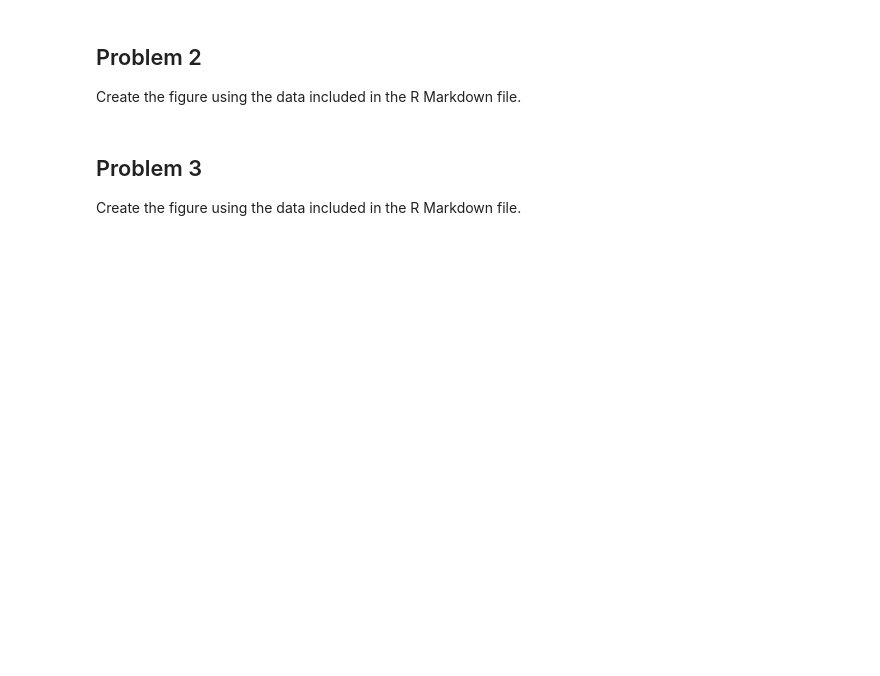
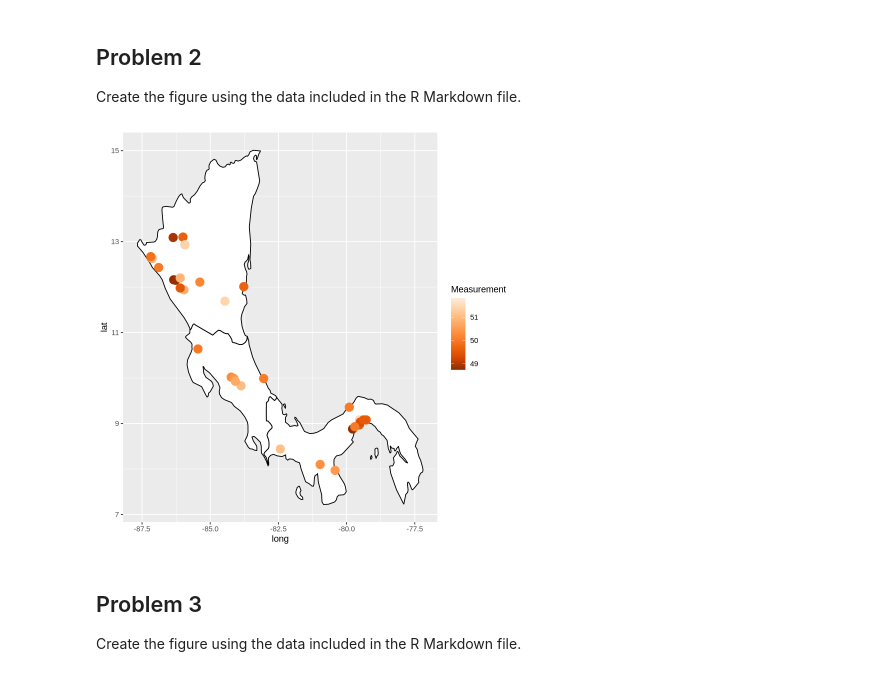
Before and after one commit to mwoitek/r_advanced_data_visualization, a Jupyter notebook: assignment_2/peer_review_2.ipynb, the cells around one changed output. Cells and saved outputs as stored; diff of their text form; code cells hidden in the pictures; blank space fills up the shorter version.

```diff
--- a/assignment_2/peer_review_2.ipynb
+++ b/assignment_2/peer_review_2.ipynb
@@ -44,3 +49,46 @@ Measurement <- rnorm(32, 50, 1)
+# %%
+# Get just the maps of Costa Rica, Panama and Nicaragua:
+three_countries_maps <- my_world_map %>%
+    dplyr::filter(
+        region == "Costa Rica" |
+        region == "Panama" |
+        region == "Nicaragua"
+    )
+
+# Get just the cities with a population of greater than 40,000.
+# This should leave you with 32 cities.
+# Add the `Measurement` variable.
+three_countries_cities <- maps::world.cities %>%
+    dplyr::filter(
+        country.etc == "Costa Rica" |
+        country.etc == "Panama" |
+        country.etc == "Nicaragua"
+    ) %>%
+    dplyr::filter(pop > 40000) %>%
+    dplyr::mutate(Measurement = Measurement)
+
+# Plot the figure:
+ggplot2::ggplot(
+    data = three_countries_maps,
+    mapping = ggplot2::aes(
+        x = long,
+        y = lat,
+        group = group
+    )) +
+    ggplot2::geom_polygon(color = "black", fill = "white") +
+    ggplot2::geom_point(
+        data = three_countries_cities,
+        mapping = ggplot2::aes(
+            x = long,
+            y = lat,
+            group = NULL,
+            color = Measurement,
+            size = 5
+        )) +
+    ggplot2::scale_color_distiller(palette = 7) +
+    ggplot2::guides(size = FALSE)
+# %% [output]
+[figure, added]
 # %% [markdown]
 ## Problem 3
 
```
Also changed, not shown: parts of 6 cells of this notebook, 3 other files.
